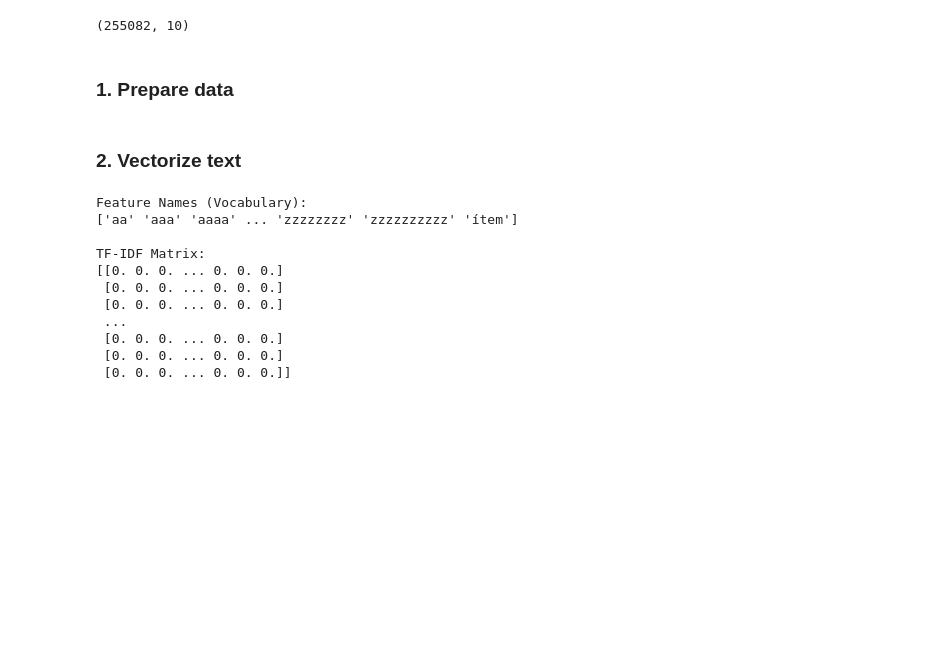
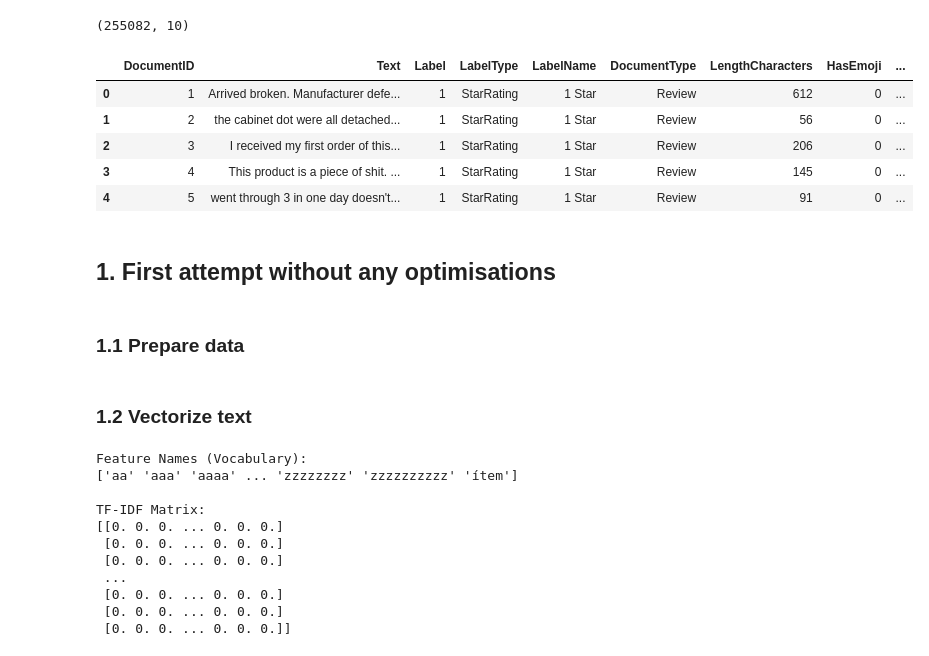
Before and after one commit to 14344ahmadi/Data-Science-Project, a Jupyter notebook: multinomial_naive_bayes.ipynb, the cells around one changed output. Drawn from its saved outputs; the diff is of its cells as text; code cells hidden in the pictures; blank space fills up the shorter version.

```diff
--- a/multinomial_naive_bayes.ipynb
+++ b/multinomial_naive_bayes.ipynb
@@ -23,14 +28,25 @@ df = pd.read_csv("data/prepared_data.csv")
 df.shape
 # %% [output]
 (255082, 10)
+# %%
+df.head()
+# %% [output]
+|  | DocumentID | Text | Label | LabelType | LabelName | DocumentType | LengthCharacters | HasEmoji | ... |
+| 0 | 1 | Arrived broken. Manufacturer defe... | 1 | StarRating | 1 Star | Review | 612 | 0 | ... |
+| 1 | 2 | the cabinet dot were all detached... | 1 | StarRating | 1 Star | Review | 56 | 0 | ... |
+| 2 | 3 | I received my first order of this... | 1 | StarRating | 1 Star | Review | 206 | 0 | ... |
+| 3 | 4 | This product is a piece of shit. ... | 1 | StarRating | 1 Star | Review | 145 | 0 | ... |
+| 4 | 5 | went through 3 in one day doesn't... | 1 | StarRating | 1 Star | Review | 91 | 0 | ... |
+# %% [markdown]
+## 1. First attempt without any optimisations
 # %% [markdown]
-### 1. Prepare data
+### 1.1 Prepare data
 # %%
 X = df['cleaned_text']
 y = df['LabelMapped']
 X_train, X_test, y_train, y_test = train_test_split(X, y, test_size=0.2, random_state=42)
 # %% [markdown]
-### 2. Vectorize text
+### 1.2 Vectorize text
 # %%
 vectorizer = TfidfVectorizer()
 
```
Also changed, not shown: parts of 24 cells of this notebook.
